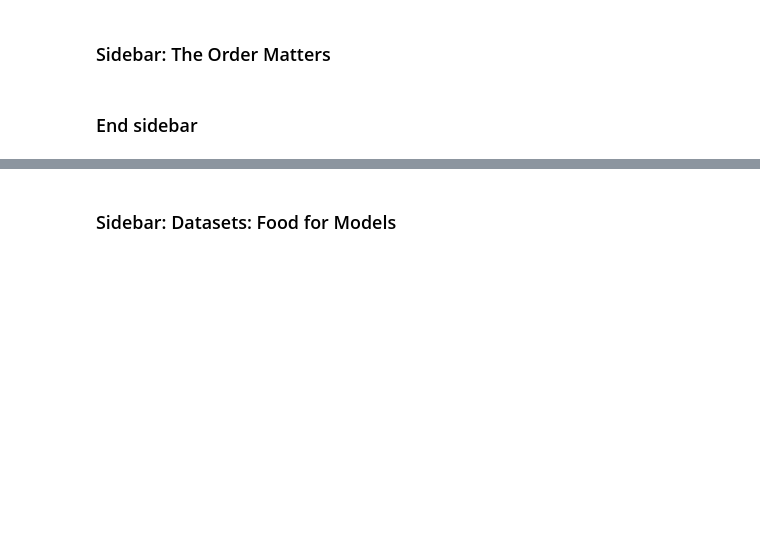
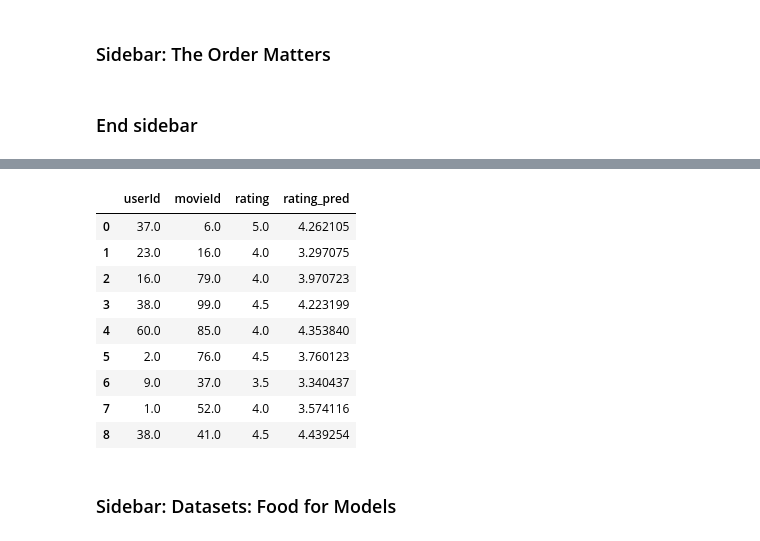
Before and after one commit to warrenrose/Fastai-Learning, a Jupyter notebook: 01_intro.ipynb, the cells around one changed output, grey strips where cells are left out. Drawn from its saved outputs; the diff is of its cells as text; code cells hidden in the pictures; blank space fills up the shorter version.

```diff
--- a/01_intro.ipynb
+++ b/01_intro.ipynb
@@ -160,5 +295,5 @@ learn.fit_one_cycle(3)
 from fastai.collab import *
 path = untar_data(URLs.ML_SAMPLE)
 dls = CollabDataLoaders.from_csv(path/'ratings.csv')
-learn = collab_learner(dls, y_range=(0.5,5.5))
-learn.fine_tune(10)
+learn_collab = collab_learner(dls, y_range=(0.5,5.5))
+learn_collab.fine_tune(10)
@@ -165,2 +315,3 @@ learn.fine_tune(10)
 # %%
-learn.show_results()
+learn_collab.show_results()
+# %% [output]
@@ -167,3 +319,13 @@ learn.show_results()
+|  | userId | movieId | rating | rating_pred |
+| 0 | 37.0 | 6.0 | 5.0 | 4.262105 |
+| 1 | 23.0 | 16.0 | 4.0 | 3.297075 |
+| 2 | 16.0 | 79.0 | 4.0 | 3.970723 |
+| 3 | 38.0 | 99.0 | 4.5 | 4.223199 |
+| 4 | 60.0 | 85.0 | 4.0 | 4.353840 |
+| 5 | 2.0 | 76.0 | 4.5 | 3.760123 |
+| 6 | 9.0 | 37.0 | 3.5 | 3.340437 |
+| 7 | 1.0 | 52.0 | 4.0 | 3.574116 |
+| 8 | 38.0 | 41.0 | 4.5 | 4.439254 |
 # %% [markdown]
 ### Sidebar: Datasets: Food for Models
 # %% [markdown]
```
Also changed, not shown: parts of 27 cells of this notebook.
